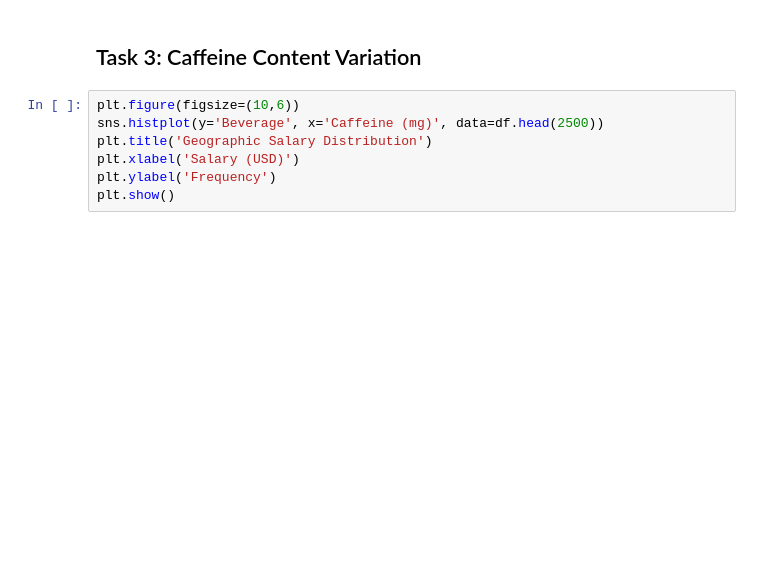
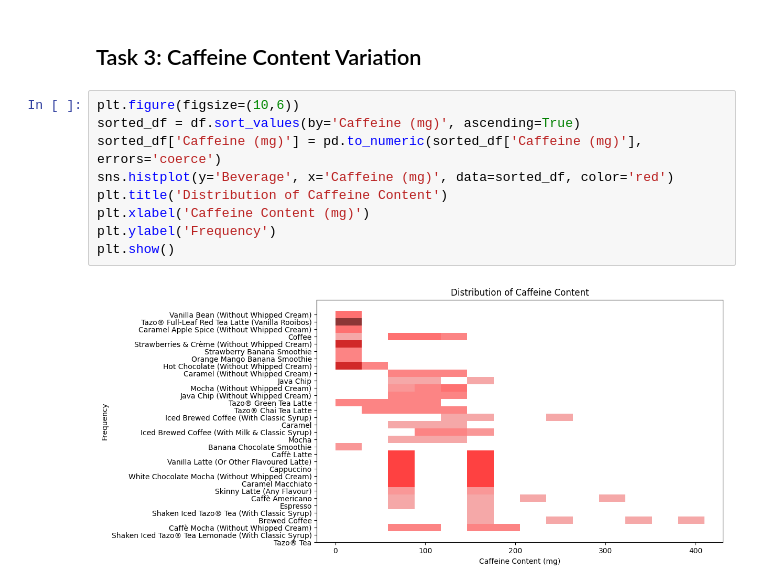
Before and after one commit to Tait-Sherfinski/AP-Computer-Science-Principles, a Jupyter notebook: Notebooks/prog6280b.ipynb, the cells around one changed output. Saved outputs shown, nothing was run; the diff lists cells and outputs as text; blank space fills up the shorter version.

```diff
--- a/Notebooks/prog6280b.ipynb
+++ b/Notebooks/prog6280b.ipynb
@@ -88,8 +87,12 @@ plt.show()
 ## Task 3: Caffeine Content Variation
 # %%
 plt.figure(figsize=(10,6))
-sns.histplot(y='Beverage', x='Caffeine (mg)', data=df.head(2500))
-plt.title('Geographic Salary Distribution')
-plt.xlabel('Salary (USD)')
+sorted_df = df.sort_values(by='Caffeine (mg)', ascending=True)
+sorted_df['Caffeine (mg)'] = pd.to_numeric(sorted_df['Caffeine (mg)'], errors='coerce')
+sns.histplot(y='Beverage', x='Caffeine (mg)', data=sorted_df, color='red')
+plt.title('Distribution of Caffeine Content')
+plt.xlabel('Caffeine Content (mg)')
 plt.ylabel('Frequency')
 plt.show()
+# %% [output]
+[figure, added]
```
Also changed, not shown: parts of 7 cells of this notebook.
